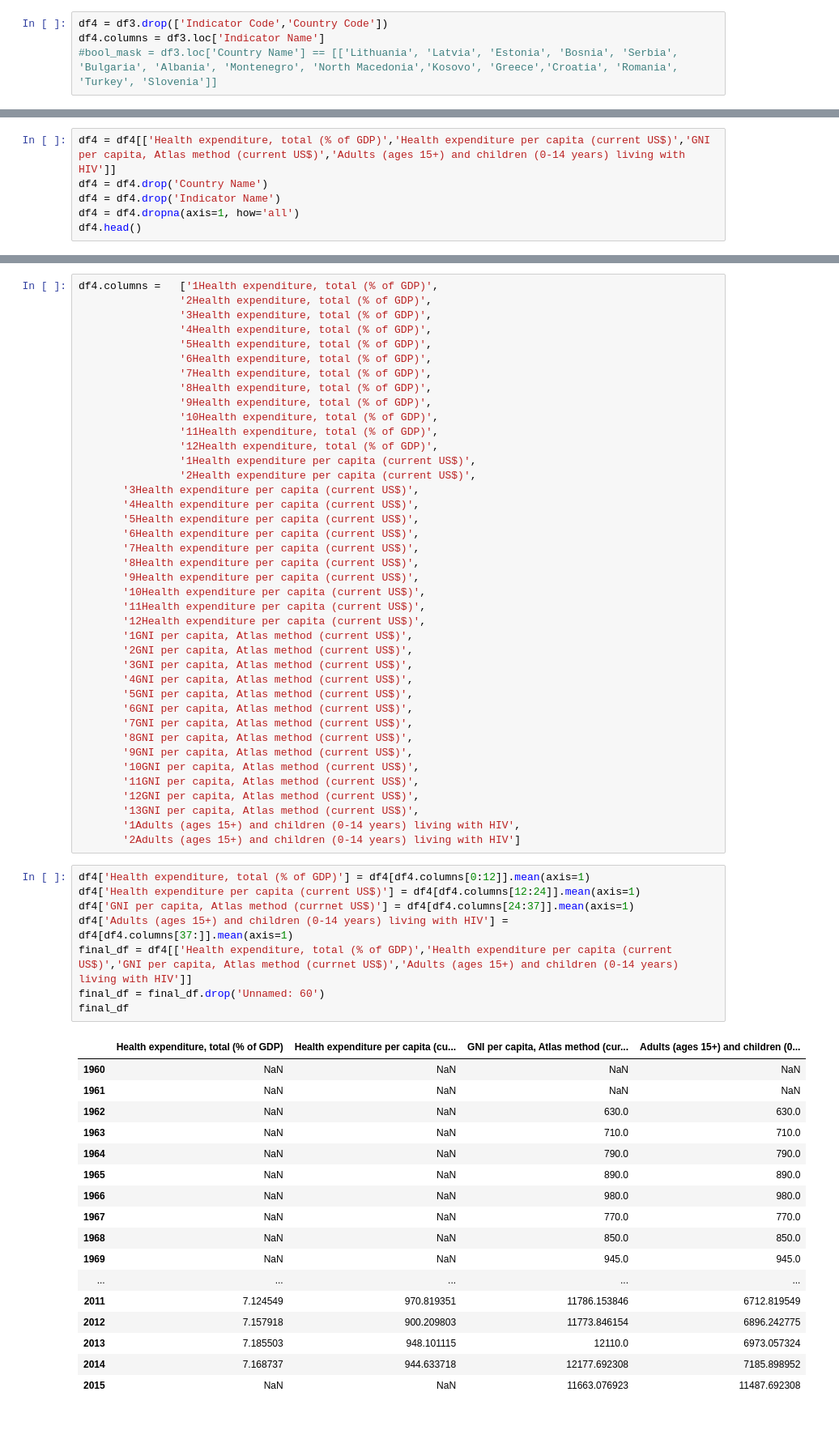
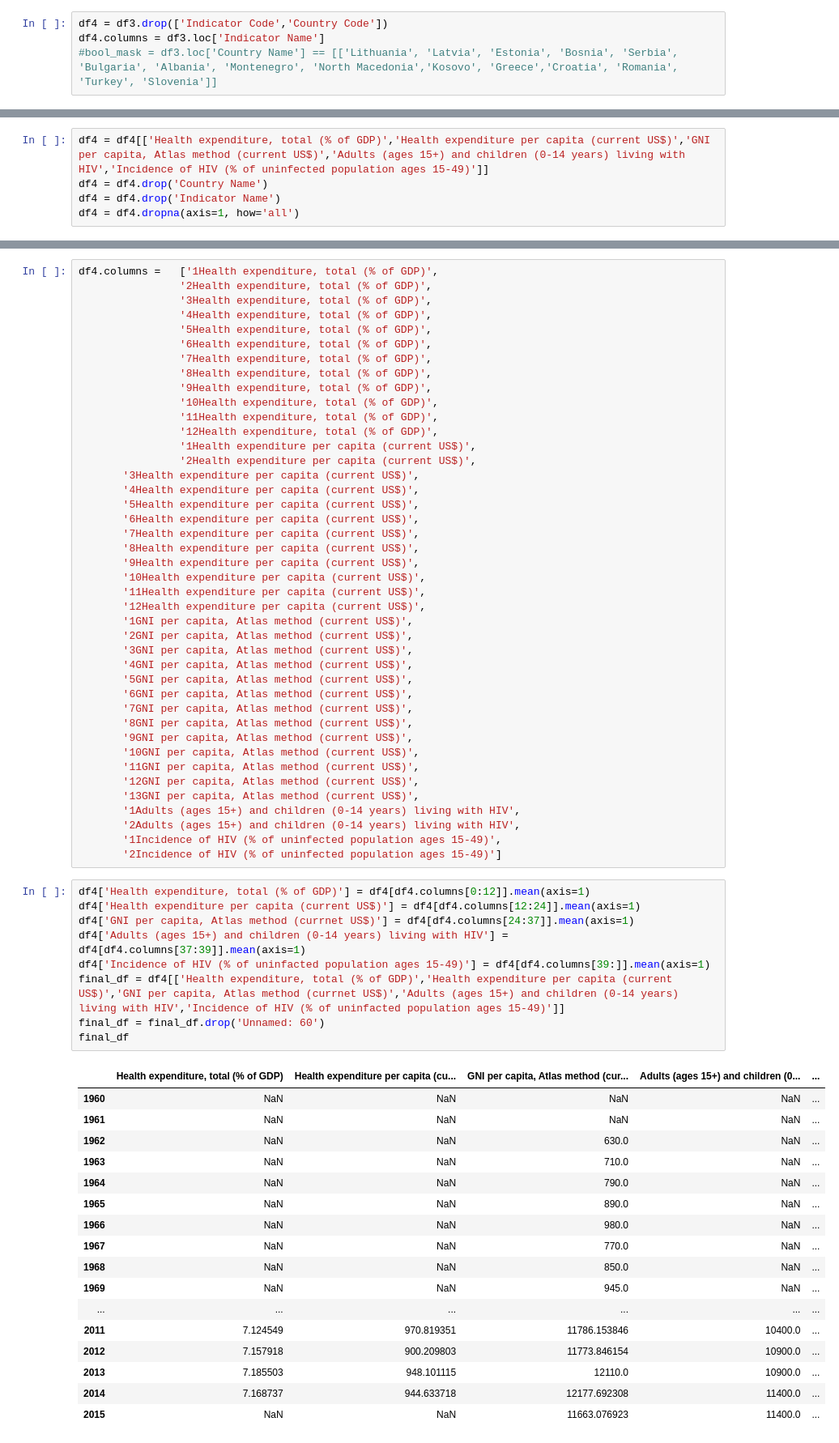
Before and after one commit to jhardin7612/python_eda_case_study, a Jupyter notebook: blake.ipynb, the cells around one changed output, grey strips where cells are left out. Shown at 81% size. Drawn from its saved outputs; the diff is of its cells as text.

```diff
--- a/blake.ipynb
+++ b/blake.ipynb
@@ -52,6 +78,5 @@ df4.columns = df3.loc['Indicator Name']
 # %%
-df4 = df4[['Health expenditure, total (% of GDP)','Health expenditure per capita (current US$)','GNI per capita, Atlas method (current US$)','Adults (ages 15+) and children (0-14 years) living with HIV']]
+df4 = df4[['Health expenditure, total (% of GDP)','Health expenditure per capita (current US$)','GNI per capita, Atlas method (current US$)','Adults (ages 15+) and children (0-14 years) living with HIV','Incidence of HIV (% of uninfected population ages 15-49)']]
 df4 = df4.drop('Country Name')
 df4 = df4.drop('Indicator Name')
 df4 = df4.dropna(axis=1, how='all')
-df4.head()
@@ -102,33 +141,36 @@ df4.columns =   ['1Health expenditure, total (% of GDP)',
        '12GNI per capita, Atlas method (current US$)',
        '13GNI per capita, Atlas method (current US$)',
        '1Adults (ages 15+) and children (0-14 years) living with HIV',
-       '2Adults (ages 15+) and children (0-14 years) living with HIV']
+       '2Adults (ages 15+) and children (0-14 years) living with HIV',
+       '1Incidence of HIV (% of uninfected population ages 15-49)',
+       '2Incidence of HIV (% of uninfected population ages 15-49)']
 # %%
 df4['Health expenditure, total (% of GDP)'] = df4[df4.columns[0:12]].mean(axis=1)
 df4['Health expenditure per capita (current US$)'] = df4[df4.columns[12:24]].mean(axis=1)
 df4['GNI per capita, Atlas method (currnet US$)'] = df4[df4.columns[24:37]].mean(axis=1)
-df4['Adults (ages 15+) and children (0-14 years) living with HIV'] = df4[df4.columns[37:]].mean(axis=1)
-final_df = df4[['Health expenditure, total (% of GDP)','Health expenditure per capita (current US$)','GNI per capita, Atlas method (currnet US$)','Adults (ages 15+) and children (0-14 years) living with HIV']]
+df4['Adults (ages 15+) and children (0-14 years) living with HIV'] = df4[df4.columns[37:39]].mean(axis=1)
+df4['Incidence of HIV (% of uninfacted population ages 15-49)'] = df4[df4.columns[39:]].mean(axis=1)
+final_df = df4[['Health expenditure, total (% of GDP)','Health expenditure per capita (current US$)','GNI per capita, Atlas method (currnet US$)','Adults (ages 15+) and children (0-14 years) living with HIV','Incidence of HIV (% of uninfacted population ages 15-49)']]
 final_df = final_df.drop('Unnamed: 60')
 final_df
 # %% [output]
-|  | Health expenditure, total (% of GDP) | Health expenditure per capita (cu... | GNI per capita, Atlas method (cur... | Adults (ages 15+) and children (0... |
-| 1960 | NaN | NaN | NaN | NaN |
-| 1961 | NaN | NaN | NaN | NaN |
-| 1962 | NaN | NaN | 630.0 | 630.0 |
-| 1963 | NaN | NaN | 710.0 | 710.0 |
-| 1964 | NaN | NaN | 790.0 | 790.0 |
-| 1965 | NaN | NaN | 890.0 | 890.0 |
-| 1966 | NaN | NaN | 980.0 | 980.0 |
-| 1967 | NaN | NaN | 770.0 | 770.0 |
-| 1968 | NaN | NaN | 850.0 | 850.0 |
-| 1969 | NaN | NaN | 945.0 | 945.0 |
-| ... | ... | ... | ... | ... |
-| 2011 | 7.124549 | 970.819351 | 11786.153846 | 6712.819549 |
-| 2012 | 7.157918 | 900.209803 | 11773.846154 | 6896.242775 |
-| 2013 | 7.185503 | 948.101115 | 12110.0 | 6973.057324 |
-| 2014 | 7.168737 | 944.633718 | 12177.692308 | 7185.898952 |
-| 2015 | NaN | NaN | 11663.076923 | 11487.692308 |
+|  | Health expenditure, total (% of GDP) | Health expenditure per capita (cu... | GNI per capita, Atlas method (cur... | Adults (ages 15+) and children (0... | ... |
+| 1960 | NaN | NaN | NaN | NaN | ... |
+| 1961 | NaN | NaN | NaN | NaN | ... |
+| 1962 | NaN | NaN | 630.0 | NaN | ... |
+| 1963 | NaN | NaN | 710.0 | NaN | ... |
+| 1964 | NaN | NaN | 790.0 | NaN | ... |
+| 1965 | NaN | NaN | 890.0 | NaN | ... |
+| 1966 | NaN | NaN | 980.0 | NaN | ... |
+| 1967 | NaN | NaN | 770.0 | NaN | ... |
+| 1968 | NaN | NaN | 850.0 | NaN | ... |
+| 1969 | NaN | NaN | 945.0 | NaN | ... |
+| ... | ... | ... | ... | ... | ... |
+| 2011 | 7.124549 | 970.819351 | 11786.153846 | 10400.0 | ... |
+| 2012 | 7.157918 | 900.209803 | 11773.846154 | 10900.0 | ... |
+| 2013 | 7.185503 | 948.101115 | 12110.0 | 10900.0 | ... |
+| 2014 | 7.168737 | 944.633718 | 12177.692308 | 11400.0 | ... |
+| 2015 | NaN | NaN | 11663.076923 | 11400.0 | ... |
 # %%
 sns.heatmap(final_df.corr(), cmap="YlGnBu")
 # %% [output]
```
Also changed, not shown: parts of 16 cells of this notebook, 1 other file.
